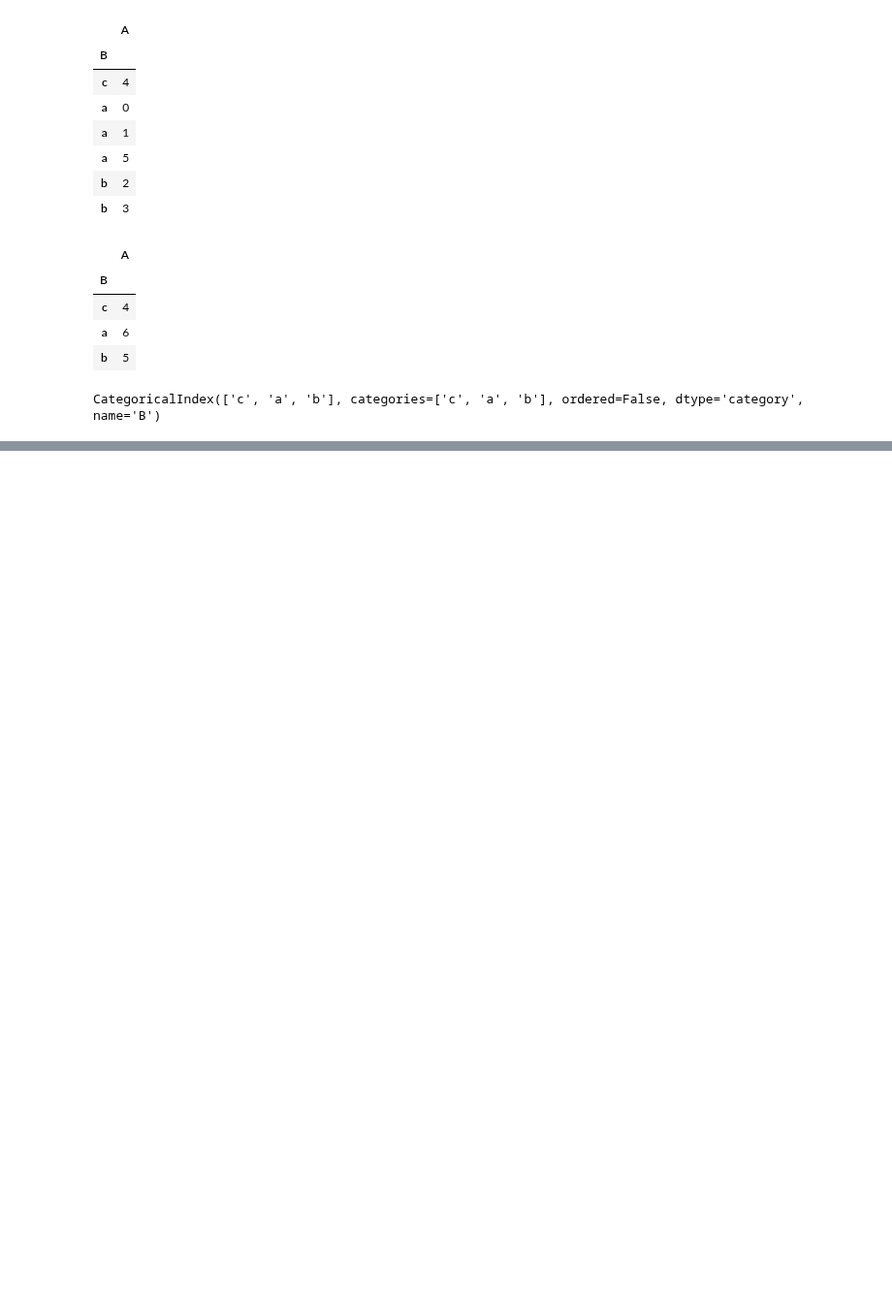
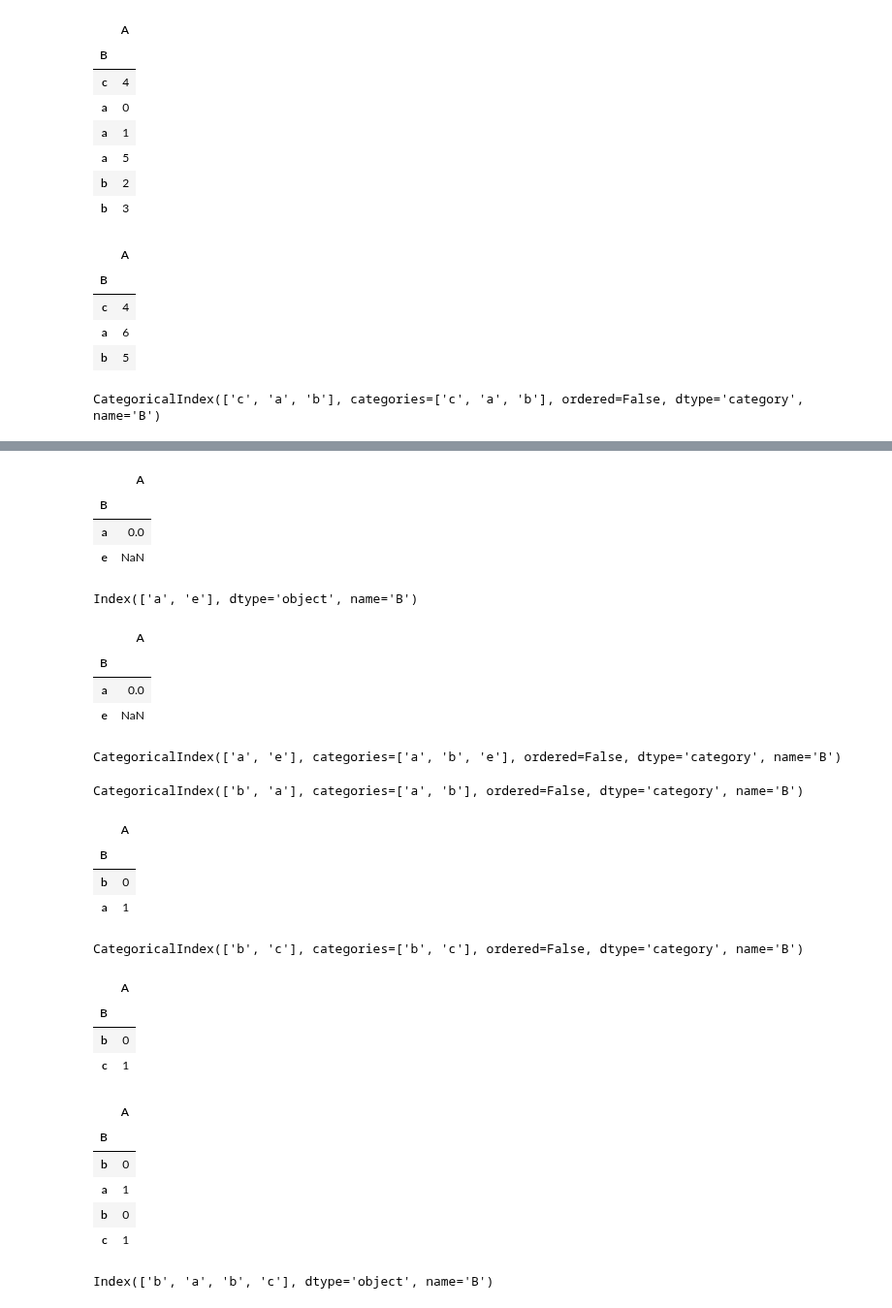
Before and after one commit to ilyak93/self-studying, a Jupyter notebook: DataEngineering/pandas/pandas_advanced_indexing.ipynb, the cells around one changed output, grey strips where cells are left out. Shown at 97% size. Drawn from its saved outputs; the diff is of its cells as text; code cells hidden in the pictures; blank space fills up the shorter version.

```diff
--- a/DataEngineering/pandas/pandas_advanced_indexing.ipynb
+++ b/DataEngineering/pandas/pandas_advanced_indexing.ipynb
@@ -1558,0 +1537,69 @@ CategoricalIndex(['a', 'e'], categories=['a', 'b', 'e'], ordered=False, dtype='c
+# %%
+df3.reindex(["a", "e"])
+# %% [output]
+|  | A |
+| B |  |
+| a | 0.0 |
+| e | NaN |
+# %%
+df3.reindex(["a", "e"]).index
+# %% [output]
+Index(['a', 'e'], dtype='object', name='B')
+# %%
+df3.reindex(pd.Categorical(["a", "e"], categories=list("abe")))
+# %% [output]
+|  | A |
+| B |  |
+| a | 0.0 |
+| e | NaN |
+# %%
+df3.reindex(pd.Categorical(["a", "e"], categories=list("abe"))).index
+# %% [output]
+CategoricalIndex(['a', 'e'], categories=['a', 'b', 'e'], ordered=False, dtype='category', name='B')
+# %%
+df4 = pd.DataFrame({"A": np.arange(2), "B": list("ba")})
+
+df4["B"] = df4["B"].astype(CategoricalDtype(list("ab")))
+
+df4 = df4.set_index("B")
+
+df4.index
+# %% [output]
+CategoricalIndex(['b', 'a'], categories=['a', 'b'], ordered=False, dtype='category', name='B')
+# %%
+df4
+# %% [output]
+|  | A |
+| B |  |
+| b | 0 |
+| a | 1 |
+# %%
+df5 = pd.DataFrame({"A": np.arange(2), "B": list("bc")})
+
+df5["B"] = df5["B"].astype(CategoricalDtype(list("bc")))
+
+df5 = df5.set_index("B")
+
+df5.index
+# %% [output]
+CategoricalIndex(['b', 'c'], categories=['b', 'c'], ordered=False, dtype='category', name='B')
+# %%
+df5
+# %% [output]
+|  | A |
+| B |  |
+| b | 0 |
+| c | 1 |
+# %%
+pd.concat([df4, df5])
+# %% [output]
+|  | A |
+| B |  |
+| b | 0 |
+| a | 1 |
+| b | 0 |
+| c | 1 |
+# %%
+pd.concat([df4, df5]).index
+# %% [output]
+Index(['b', 'a', 'b', 'c'], dtype='object', name='B')
```
Also changed, not shown: parts of 13 cells of this notebook.
